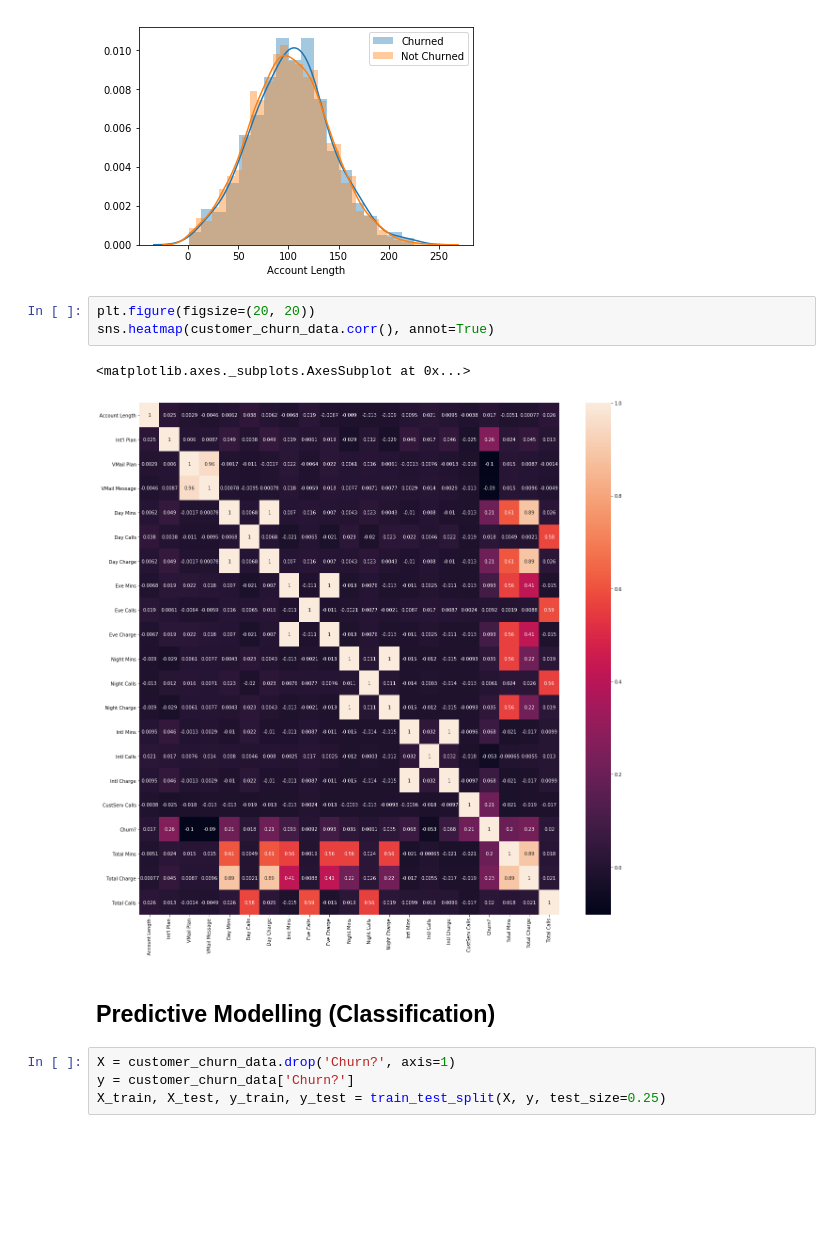
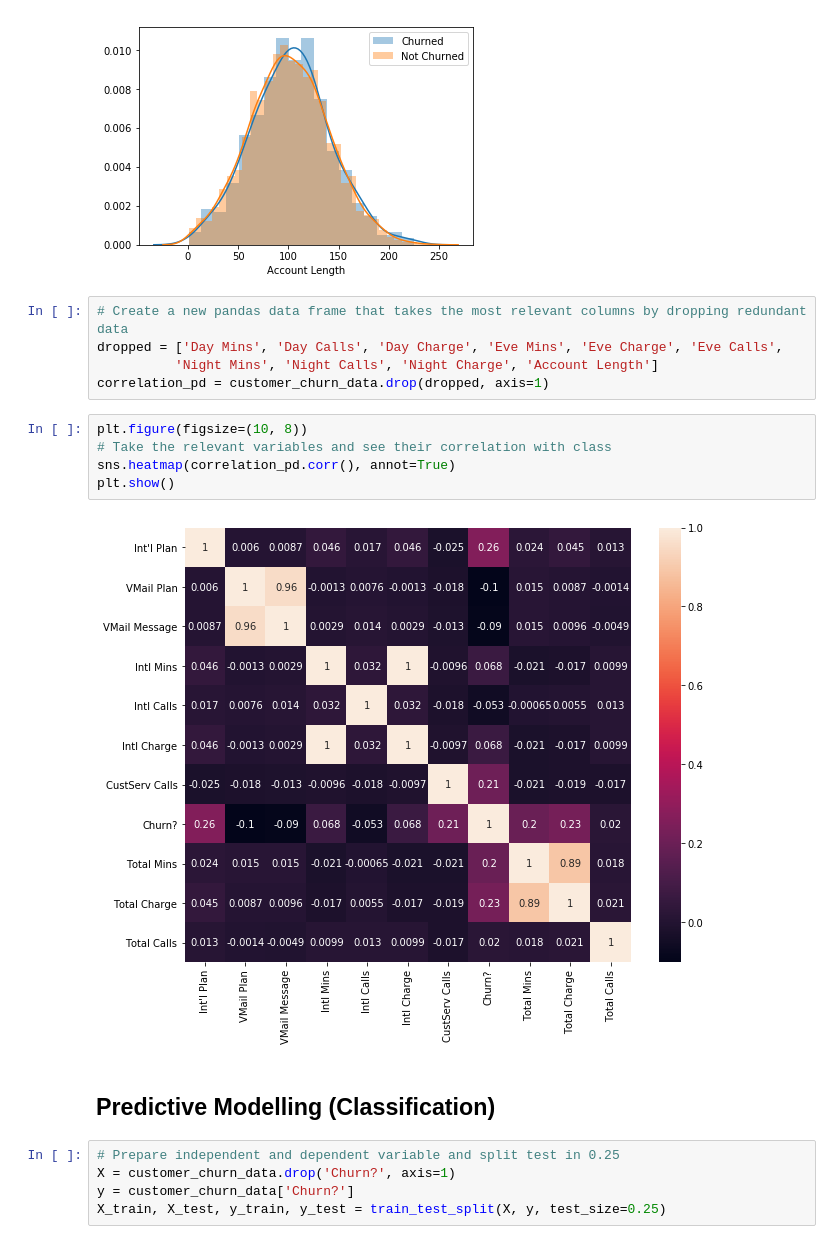
Before and after one commit to JennyYJK/data-dogs-project, a Jupyter notebook: notebook/Data Dogs Group Project .ipynb, the cells around one changed output. Saved outputs shown, nothing was run; the diff lists cells and outputs as text; blank space fills up the shorter version.

```diff
--- a/notebook/Data Dogs Group Project .ipynb
+++ b/notebook/Data Dogs Group Project .ipynb
@@ -145,15 +136,22 @@ plt.legend()
 plt.show()
 # %% [output]
 [figure]
+# %%
+# Create a new pandas data frame that takes the most relevant columns by dropping redundant data
+dropped = ['Day Mins', 'Day Calls', 'Day Charge', 'Eve Mins', 'Eve Charge', 'Eve Calls',
+          'Night Mins', 'Night Calls', 'Night Charge', 'Account Length']
+correlation_pd = customer_churn_data.drop(dropped, axis=1)
 # %%
-plt.figure(figsize=(20, 20))
-sns.heatmap(customer_churn_data.corr(), annot=True)
+plt.figure(figsize=(10, 8))
+# Take the relevant variables and see their correlation with class
+sns.heatmap(correlation_pd.corr(), annot=True)
+plt.show()
 # %% [output]
-<matplotlib.axes._subplots.AxesSubplot at 0x...>
-[figure, old version]
+[figure, new version]
 # %% [markdown]
 ## Predictive Modelling (Classification)
 # %%
+# Prepare independent and dependent variable and split test in 0.25
 X = customer_churn_data.drop('Churn?', axis=1)
 y = customer_churn_data['Churn?']
 X_train, X_test, y_train, y_test = train_test_split(X, y, test_size=0.25)
```
Also changed, not shown: parts of 24 cells of this notebook.
